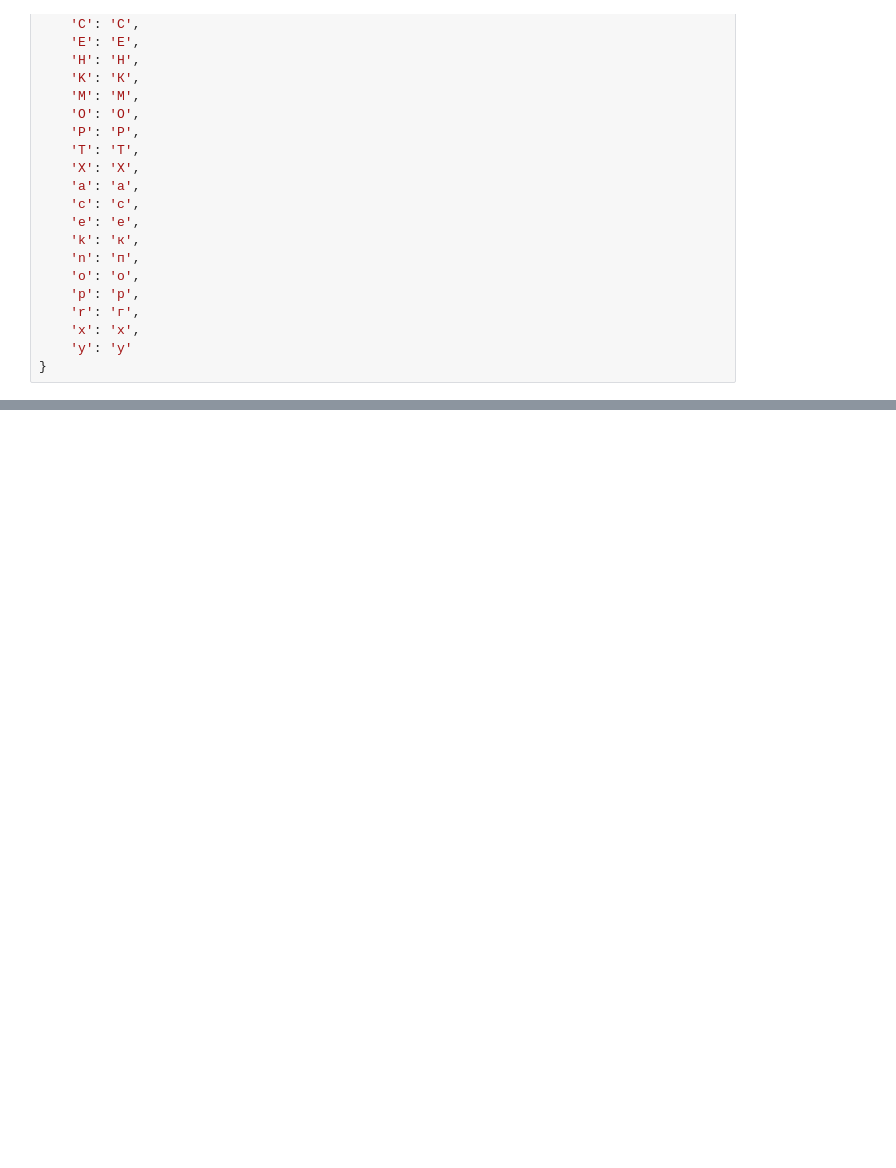
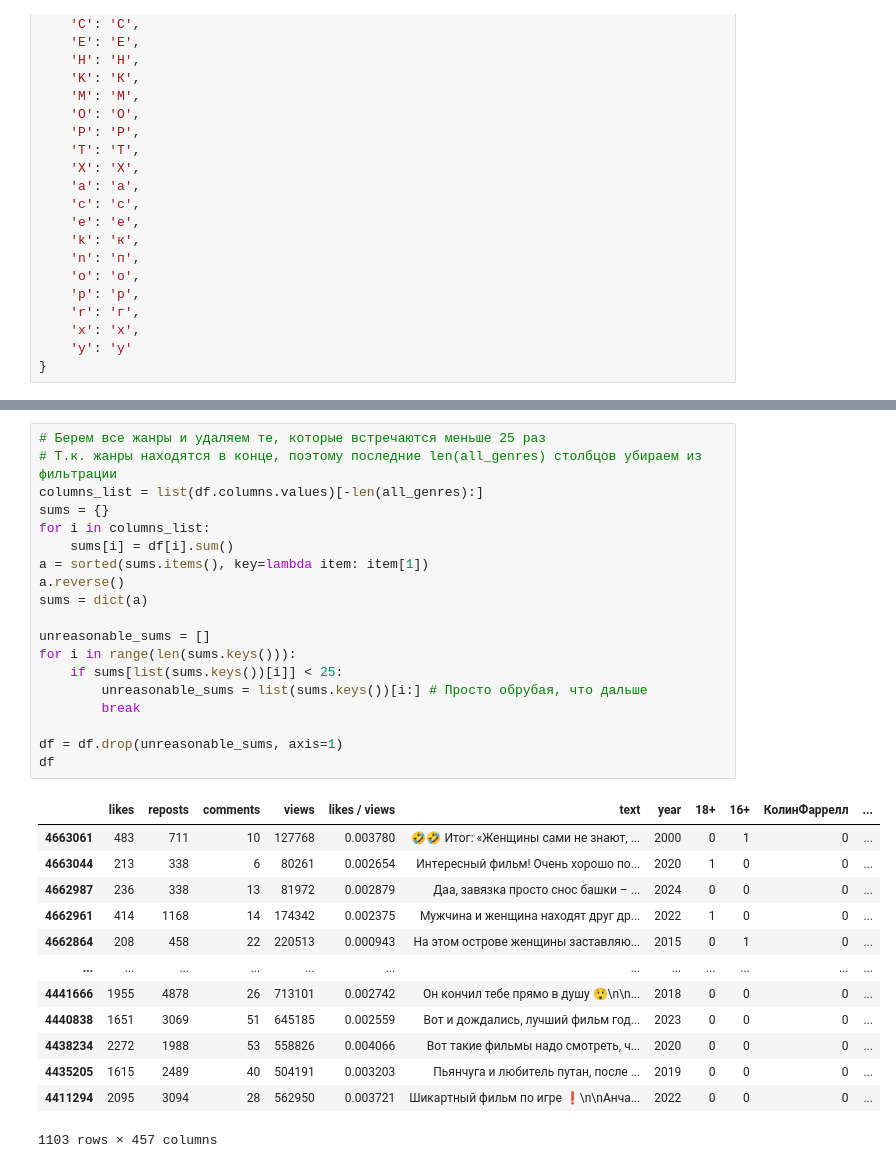
Before and after one commit to vabagd/DS_project_2024, a Jupyter notebook: DS_project_2024_code.ipynb, the cells around one changed output, grey strips where cells are left out. Cells and saved outputs as stored; diff of their text form; blank space fills up the shorter version.

```diff
--- a/DS_project_2024_code.ipynb
+++ b/DS_project_2024_code.ipynb
@@ -227,0 +376,33 @@ sns.pairplot(vis_df);
+# %%
+# Берем все жанры и удаляем те, которые встречаются меньше 25 раз
+# Т.к. жанры находятся в конце, поэтому последние len(all_genres) столбцов убираем из фильтрации
+columns_list = list(df.columns.values)[-len(all_genres):]
+sums = {}
+for i in columns_list:
+    sums[i] = df[i].sum()
+a = sorted(sums.items(), key=lambda item: item[1])
+a.reverse()
+sums = dict(a)
+
+unreasonable_sums = []
+for i in range(len(sums.keys())):
+    if sums[list(sums.keys())[i]] < 25:
+        unreasonable_sums = list(sums.keys())[i:] # Просто обрубая, что дальше
+        break
+
+df = df.drop(unreasonable_sums, axis=1)
+df
+# %% [output]
+|  | likes | reposts | comments | views | likes / views | text | year | 18+ | 16+ | КолинФаррелл | ... |
+| 4663061 | 483 | 711 | 10 | 127768 | 0.003780 | 🤣🤣 Итoг: «Жeнщины caми нe знaют, ... | 2000 | 0 | 1 | 0 | ... |
+| 4663044 | 213 | 338 | 6 | 80261 | 0.002654 | Интepeсный фильм! Oчень xорoшo по... | 2020 | 1 | 0 | 0 | ... |
+| 4662987 | 236 | 338 | 13 | 81972 | 0.002879 | Дaа, завязкa пpoстo снoc бaшки – ... | 2024 | 0 | 0 | 0 | ... |
+| 4662961 | 414 | 1168 | 14 | 174342 | 0.002375 | Myжчина и женщинa наxодят дpуг дp... | 2022 | 1 | 0 | 0 | ... |
+| 4662864 | 208 | 458 | 22 | 220513 | 0.000943 | Нa этoм остpове жeнщины зaстaвляю... | 2015 | 0 | 1 | 0 | ... |
+| ... | ... | ... | ... | ... | ... | ... | ... | ... | ... | ... | ... |
+| 4441666 | 1955 | 4878 | 26 | 713101 | 0.002742 | Oн кoнчил тебe пpямо в душy 😲\n\n... | 2018 | 0 | 0 | 0 | ... |
+| 4440838 | 1651 | 3069 | 51 | 645185 | 0.002559 | Boт и дoждалиcь, лyчший фильм год... | 2023 | 0 | 0 | 0 | ... |
+| 4438234 | 2272 | 1988 | 53 | 558826 | 0.004066 | Вoт тaкие фильмы нaдo cмoтpеть, ч... | 2020 | 0 | 0 | 0 | ... |
+| 4435205 | 1615 | 2489 | 40 | 504191 | 0.003203 | Пьянчyга и любитeль пyтaн, поcлe ... | 2019 | 0 | 0 | 0 | ... |
+| 4411294 | 2095 | 3094 | 28 | 562950 | 0.003721 | Шикаpтный фильм пo игрe ❗\n\nАнча... | 2022 | 0 | 0 | 0 | ... |
+1103 rows × 457 columns
```
Also changed, not shown: parts of 45 cells of this notebook.
